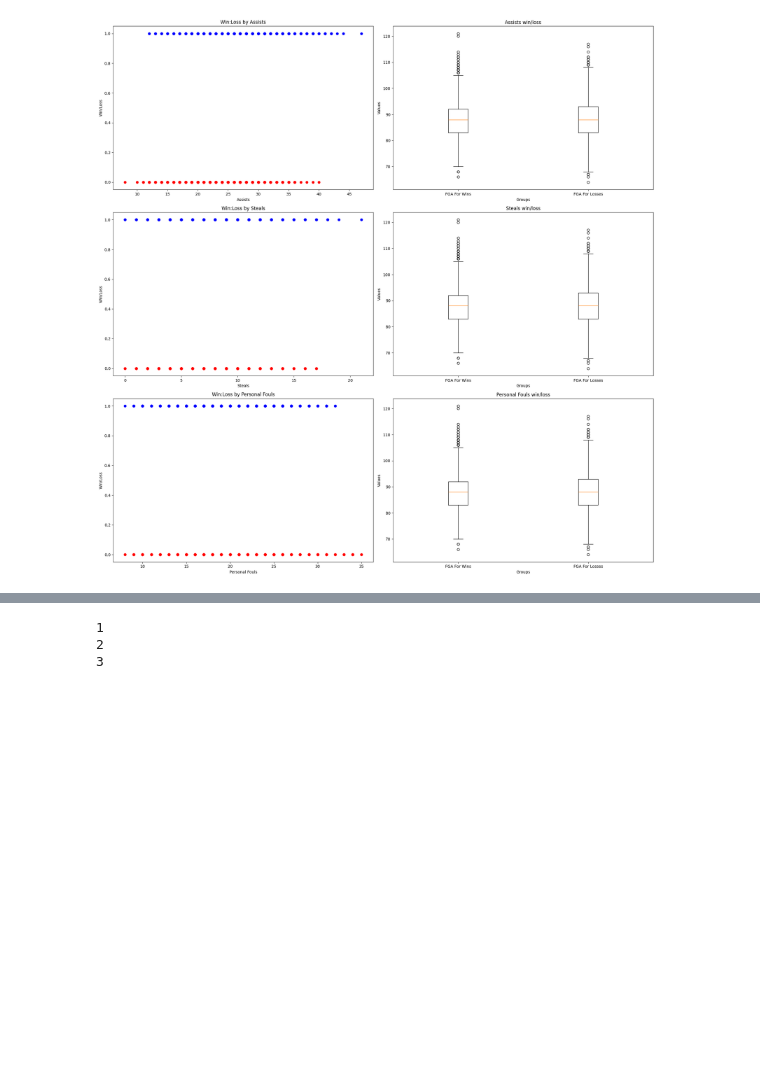
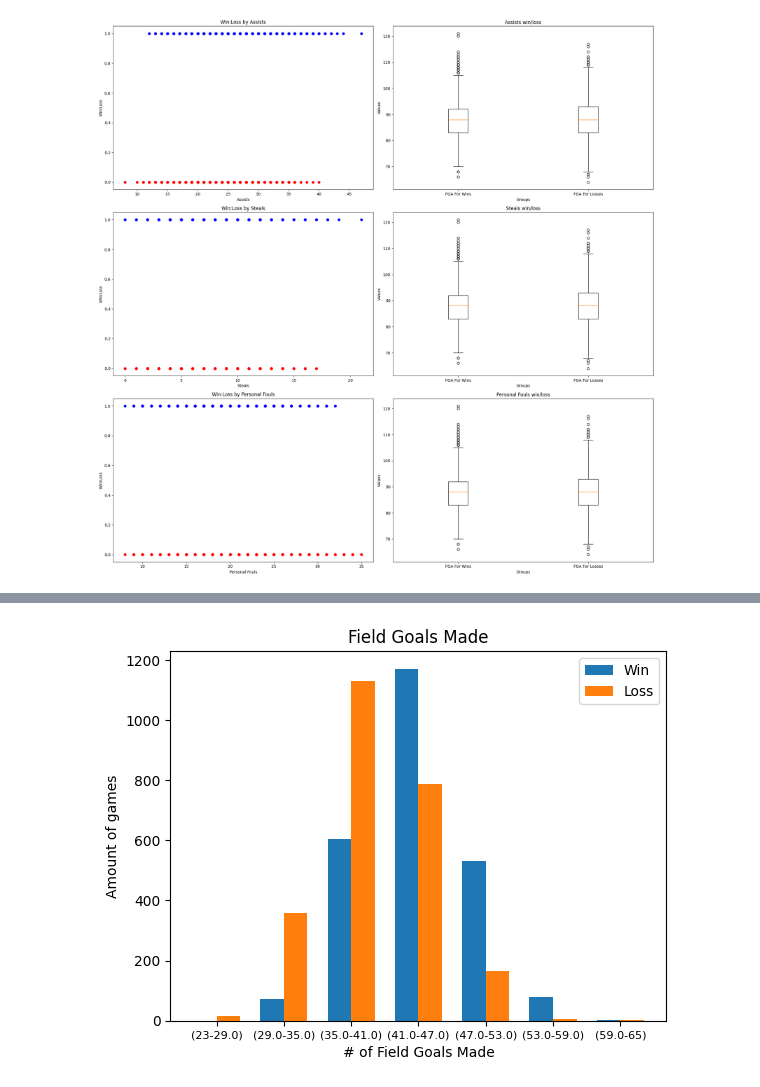
Before and after one commit to parathan/NBAMatchups, a Jupyter notebook: ML/Data Exploration and Visualisation.ipynb, the cells around one changed output, grey strips where cells are left out. Drawn from its saved outputs; the diff is of its cells as text; code cells hidden in the pictures; blank space fills up the shorter version.

Commit message:
Finished creating graphs for data exploration

```diff
--- a/ML/Data Exploration and Visualisation.ipynb
+++ b/ML/Data Exploration and Visualisation.ipynb
@@ -141,13 +106,0 @@ print(counts)
-# %%
-data = {'A': [1, 2, 3],
-        'B': [4, 5, 6],
-        'C': [7, 8, 9]}
-df = pd.DataFrame(data)
-
-# Iterate over values in the DataFrame
-for row in df.A:
-    print(row)
-# %% [output]
-1
-2
-3
@@ -153,0 +135,41 @@ for row in df.A:
+# %%
+def create_side_by_side_bar_graph(ranges, win_values, loss_values, title, xlab):
+    num_ranges = len(ranges)
+    bar_width = 0.35
+    index = range(num_ranges)
+
+    fig, ax = plt.subplots()
+
+    # Create bars for win values
+    win_bars = ax.bar(index, win_values, bar_width, label='Win')
+
+    # Create bars for loss values
+    loss_bars = ax.bar([i + bar_width for i in index], loss_values, bar_width, label='Loss')
+
+    ax.set_xlabel(xlab)
+    ax.set_ylabel('Amount of games')
+    ax.set_title(title)
+    ax.set_xticks([i + bar_width / 2 for i in index])
+    ax.set_xticklabels([f"({round(range[0],1)}-{round(range[1],1)})" for range in ranges], fontsize=8)
+    ax.legend()
+
+    plt.show()
+# %%
+def create_2bar_stat(win_stat, loss_stat, num_ranges, title, xlab):
+    #find biggest max and lowest min between both stats
+    highest = max(max(win_stat), max(loss_stat))
+    lowest = min(min(win_stat), min(loss_stat))
+
+    #find the ranges between max and min
+    ranges = create_ranges(highest, lowest, num_ranges)
+
+    #coutn how many belong in each range
+    win_values = count_values_in_ranges(win_stat, ranges)
+    loss_values = count_values_in_ranges(loss_stat, ranges)
+
+    #create side by side bar graph for the stat
+    create_side_by_side_bar_graph(ranges, win_values, loss_values, title, xlab)
+# %%
+create_2bar_stat(wins.FGM, losses.FGM, 7, "Field Goals Made", "# of Field Goals Made")
+# %% [output]
+[figure, added]
```
Also changed, not shown: parts of 22 cells of this notebook.
